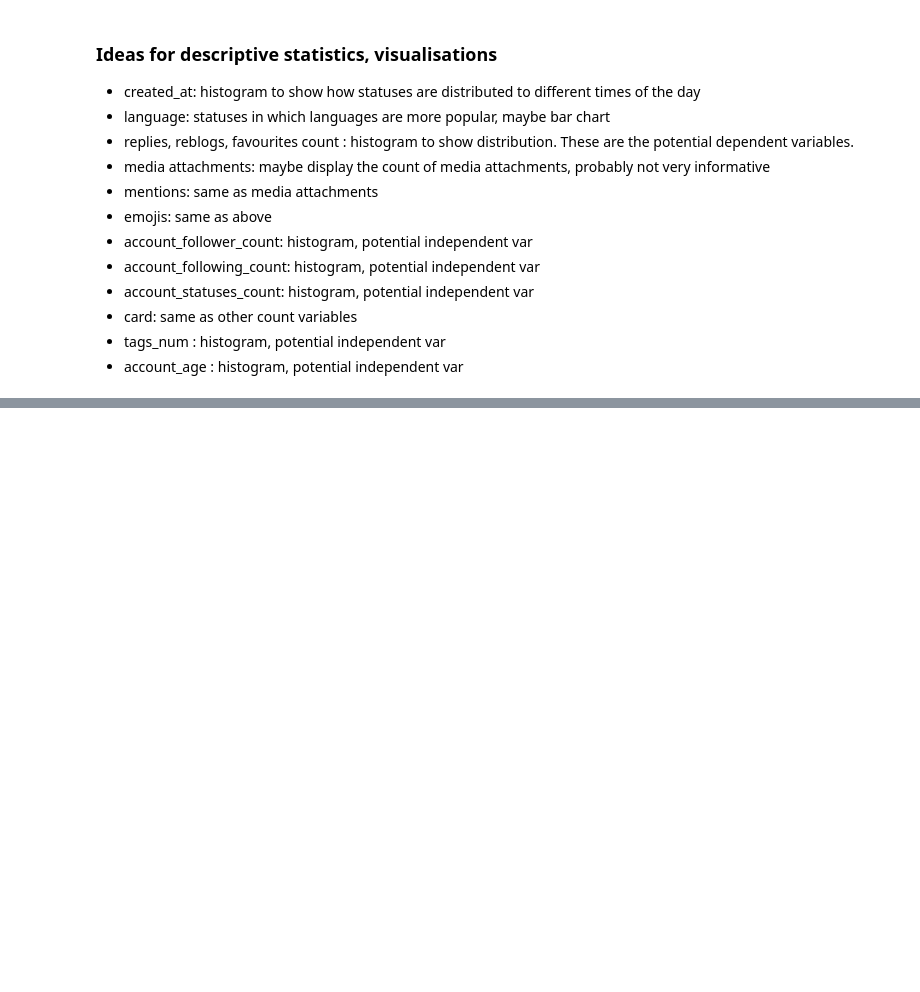
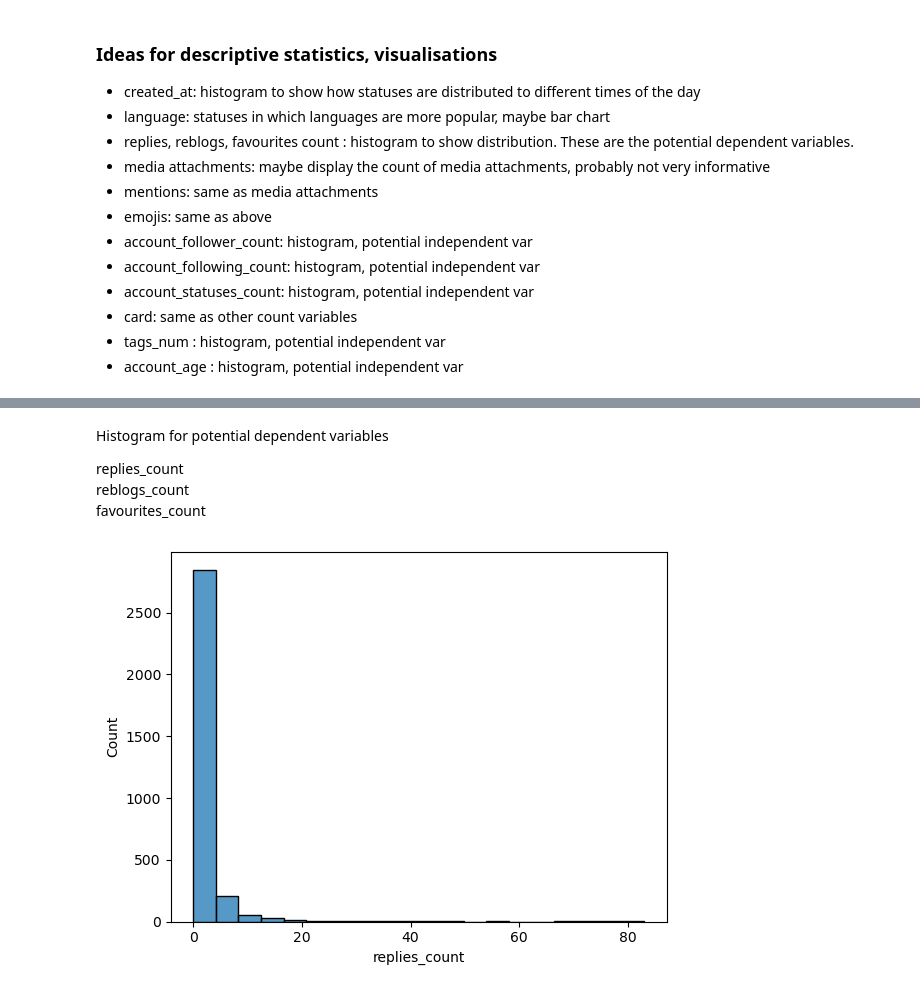
Before and after one commit to ruseny/mastodon-project, a Jupyter notebook: notebooks/analyses.ipynb, the cells around one changed output, grey strips where cells are left out. Saved outputs shown, nothing was run; the diff lists cells and outputs as text; code cells hidden in the pictures; blank space fills up the shorter version.

```diff
--- a/notebooks/analyses.ipynb
+++ b/notebooks/analyses.ipynb
@@ -44,0 +63,10 @@ memory usage: 1.5+ MB
+# %% [markdown]
+Histogram for potential dependent variables
+
+ replies_count
+ reblogs_count
+ favourites_count
+# %%
+hist2 = sns.histplot(df_statuses, x = "replies_count", bins = 20)
+# %% [output]
+[figure, added]
```
Also changed, not shown: parts of 47 cells of this notebook, 1 other file.
